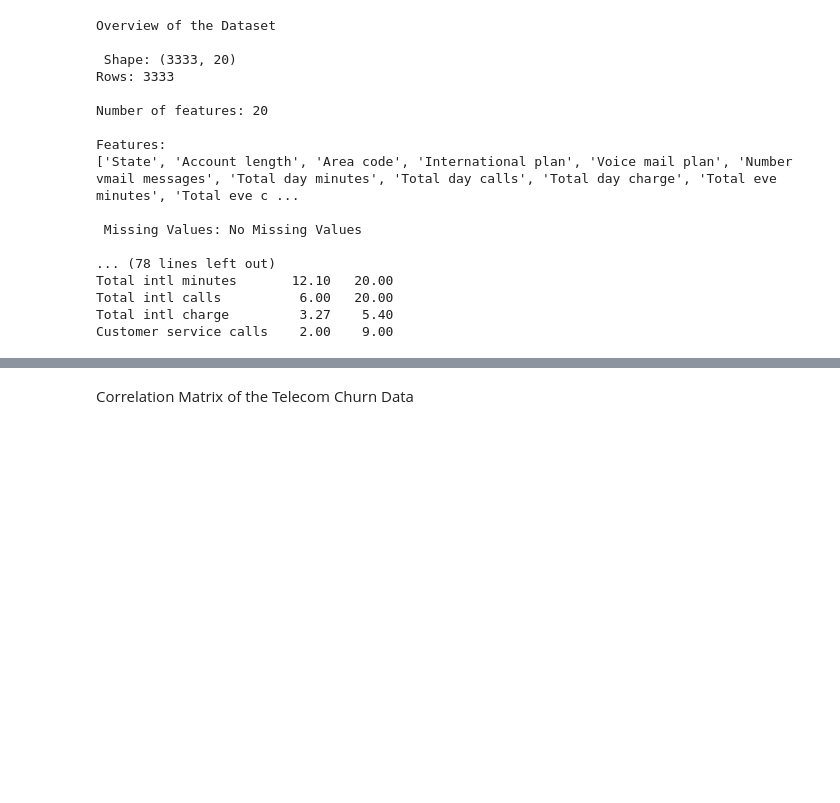
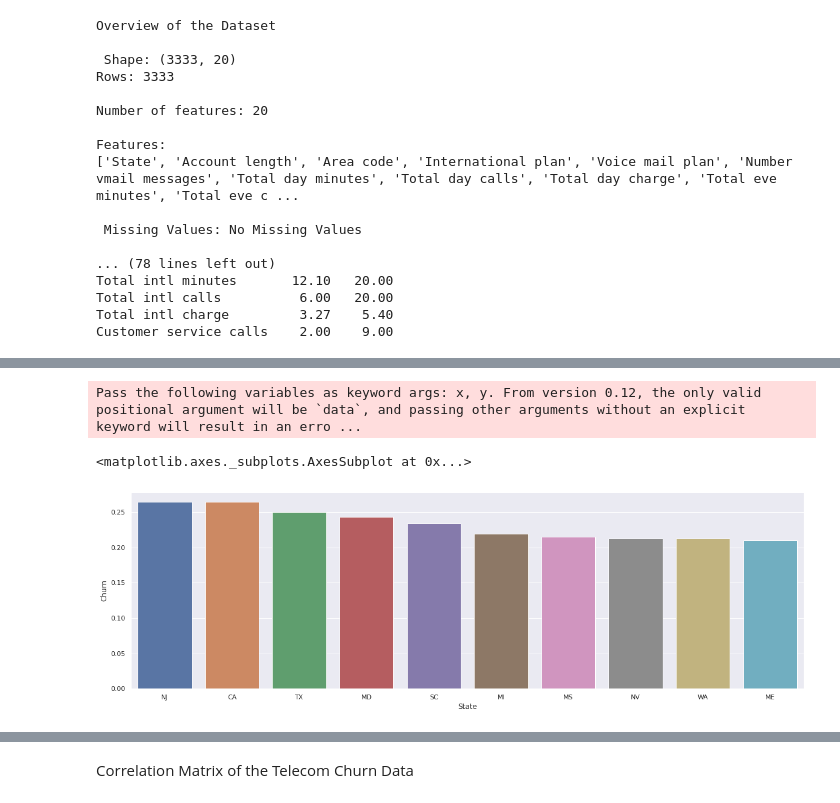
Before and after one commit to Anuj-1996/Telecom-Churn-Analysis, a Jupyter notebook: Anuj_Chavan_EDA_Project.ipynb, the cells around one changed output, grey strips where cells are left out. Cells and saved outputs as stored; diff of their text form; code cells hidden in the pictures; blank space fills up the shorter version.

```diff
--- a/Anuj_Chavan_EDA_Project.ipynb
+++ b/Anuj_Chavan_EDA_Project.ipynb
@@ -113,0 +117,13 @@ Customer service calls    2.00    9.00
+# %%
+#Plotting top ten state where churn rate is high
+top_ten = (df.groupby(['State'])['Churn']).mean().sort_values(ascending = False).head(10)
+
+#creating index, because sns.barplot requires height variable
+top_ten_index = (df.groupby(['State'])['Churn']).mean().sort_values(ascending = False).head(10).index
+
+plt.figure(figsize=(20,6))
+sns.barplot( top_ten_index, top_ten)
+# %% [output]
+Pass the following variables as keyword args: x, y. From version 0.12, the only valid positional argument will be `data`, and passing other arguments without an explicit keyword will result in an erro ...
+<matplotlib.axes._subplots.AxesSubplot at 0x...>
+[figure, added]
```
Also changed, not shown: parts of 28 cells of this notebook.
